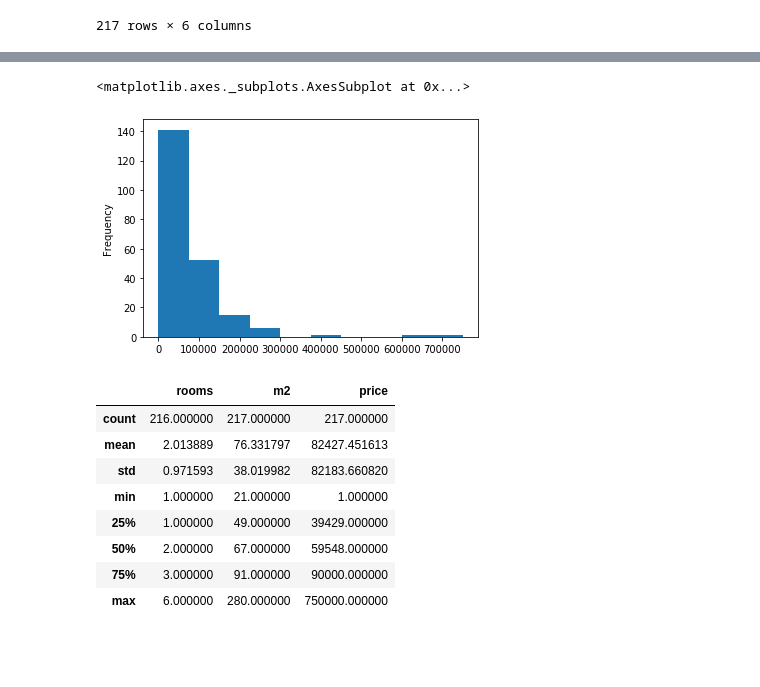
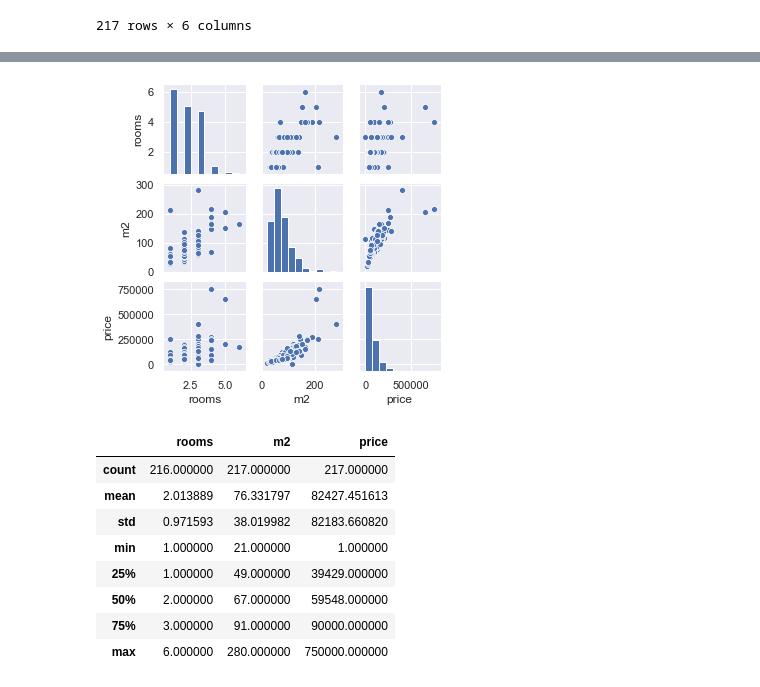
Before and after one commit to katerynakononova/ML, a Jupyter notebook: Python/01 Data Preprocessing - pro.ipynb, the cells around one changed output, grey strips where cells are left out. Cells and saved outputs as stored; diff of their text form; code cells hidden in the pictures; blank space fills up the shorter version.

```diff
--- a/Python/01 Data Preprocessing - pro.ipynb
+++ b/Python/01 Data Preprocessing - pro.ipynb
@@ -40,9 +27,11 @@ df['m2'].plot(kind = 'hist')
-# %%
-# Price distribution
-df['price'].plot(kind = 'hist')
-# %% [output]
-<matplotlib.axes._subplots.AxesSubplot at 0x...>
-[figure, removed]
+# %%
+# Features distribution
+import seaborn as sns
+sns.set()
+sns.pairplot(df, size = 1.5)
+plt.show();
+# %% [output]
+[figure, added]
 # %%
 df.describe()
 # %% [output]
```
Also changed, not shown: parts of 2 cells of this notebook.
